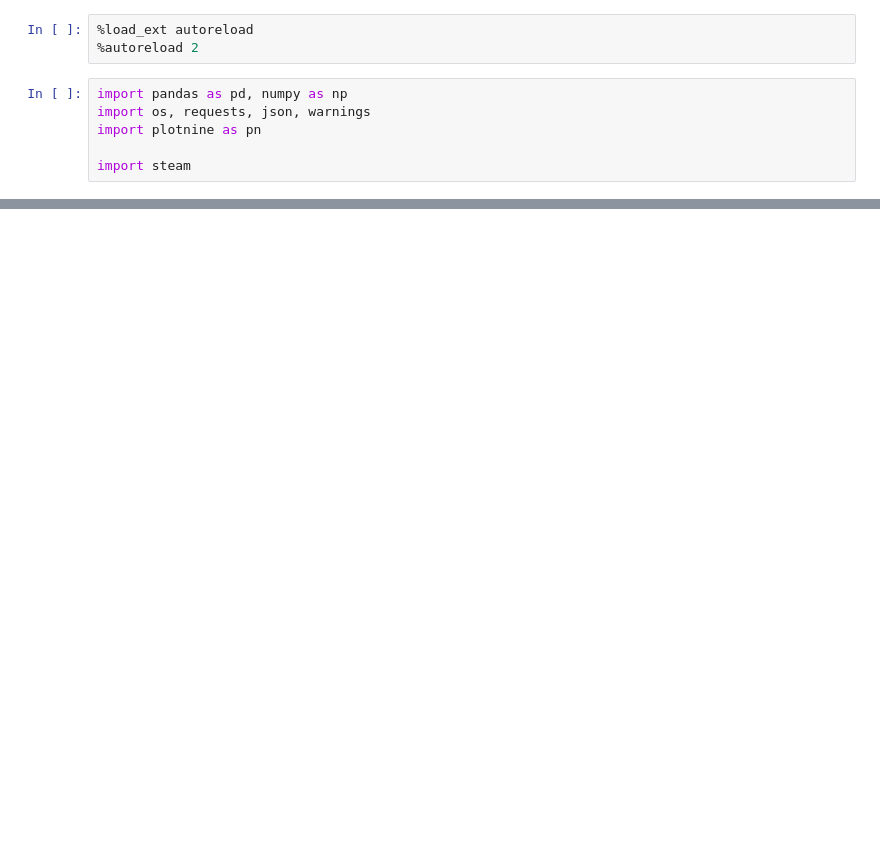
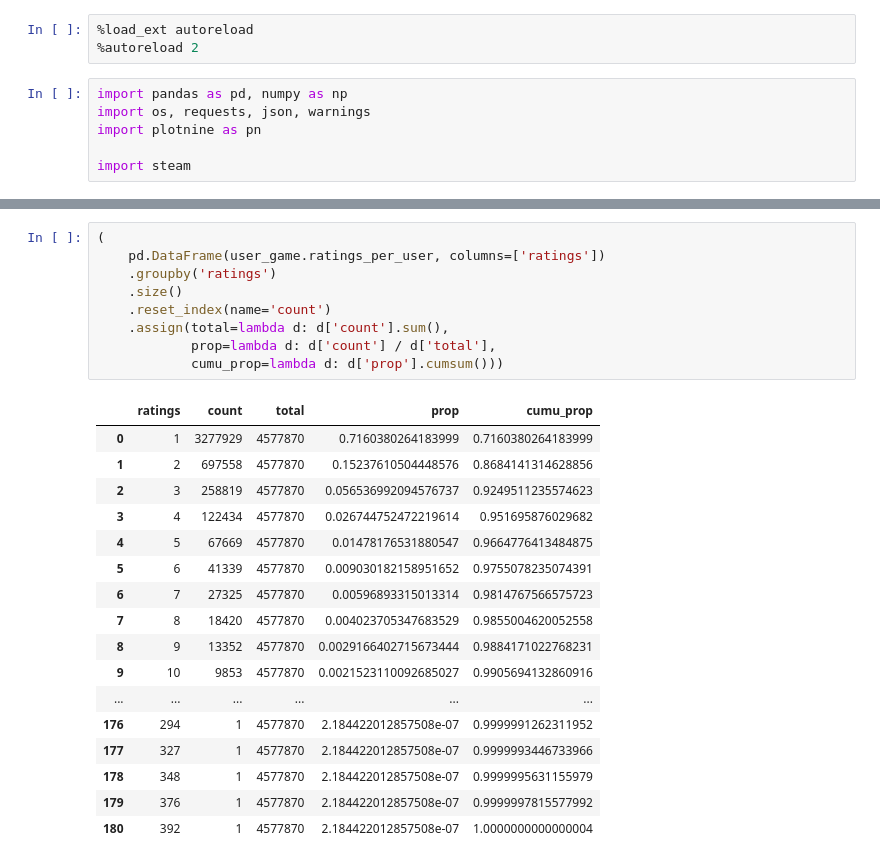
Before and after one commit to allswellthatsmaxwell/analysis-and-ml, a Jupyter notebook: projects/steam/py/steam.ipynb, the cells around one changed output, grey strips where cells are left out. Drawn from its saved outputs; the diff is of its cells as text; blank space fills up the shorter version.

```diff
--- a/projects/steam/py/steam.ipynb
+++ b/projects/steam/py/steam.ipynb
@@ -62,0 +57,27 @@ review_counter.positive_negative_ratios_dat
+# %%
+(
+    pd.DataFrame(user_game.ratings_per_user, columns=['ratings'])
+    .groupby('ratings')
+    .size()
+    .reset_index(name='count')
+    .assign(total=lambda d: d['count'].sum(),
+            prop=lambda d: d['count'] / d['total'],
+            cumu_prop=lambda d: d['prop'].cumsum()))
+# %% [output]
+|  | ratings | count | total | prop | cumu_prop |
+| 0 | 1 | 3277929 | 4577870 | 0.7160380264183999 | 0.7160380264183999 |
+| 1 | 2 | 697558 | 4577870 | 0.15237610504448576 | 0.8684141314628856 |
+| 2 | 3 | 258819 | 4577870 | 0.056536992094576737 | 0.9249511235574623 |
+| 3 | 4 | 122434 | 4577870 | 0.026744752472219614 | 0.951695876029682 |
+| 4 | 5 | 67669 | 4577870 | 0.01478176531880547 | 0.9664776413484875 |
+| 5 | 6 | 41339 | 4577870 | 0.009030182158951652 | 0.9755078235074391 |
+| 6 | 7 | 27325 | 4577870 | 0.00596893315013314 | 0.9814767566575723 |
+| 7 | 8 | 18420 | 4577870 | 0.004023705347683529 | 0.9855004620052558 |
+| 8 | 9 | 13352 | 4577870 | 0.0029166402715673444 | 0.9884171022768231 |
+| 9 | 10 | 9853 | 4577870 | 0.0021523110092685027 | 0.9905694132860916 |
+| ... | ... | ... | ... | ... | ... |
+| 176 | 294 | 1 | 4577870 | 2.184422012857508e-07 | 0.9999991262311952 |
+| 177 | 327 | 1 | 4577870 | 2.184422012857508e-07 | 0.9999993446733966 |
+| 178 | 348 | 1 | 4577870 | 2.184422012857508e-07 | 0.9999995631155979 |
+| 179 | 376 | 1 | 4577870 | 2.184422012857508e-07 | 0.9999997815577992 |
+| 180 | 392 | 1 | 4577870 | 2.184422012857508e-07 | 1.0000000000000004 |
```
Also changed, not shown: parts of 13 cells of this notebook, 1 other file.
